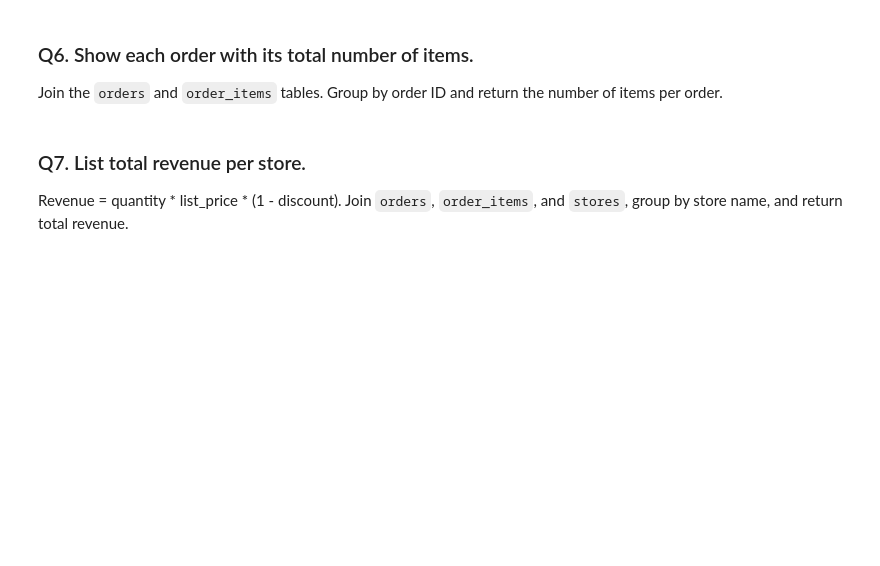
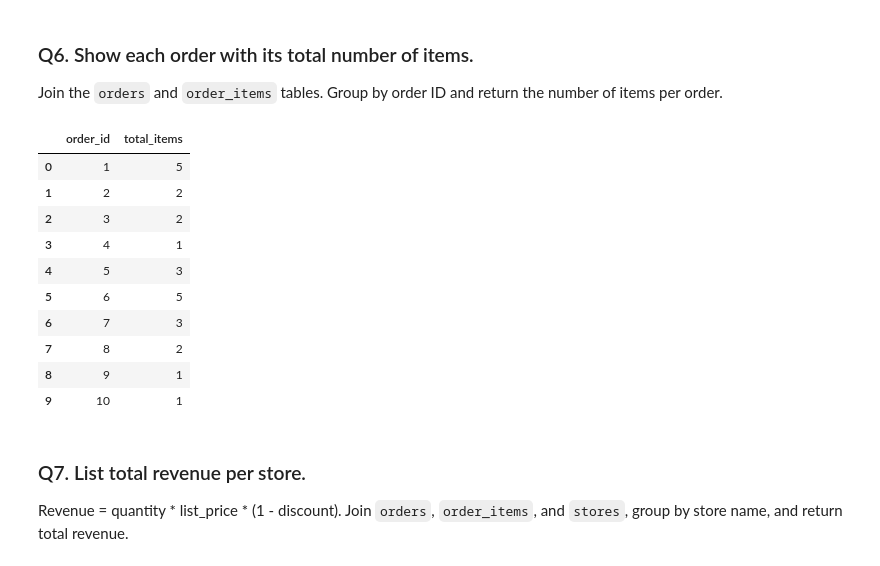
Before and after one commit to Bourne215/DA_M3_W3_Workflow, a Jupyter notebook: workflow_practice.ipynb, the cells around one changed output. Drawn from its saved outputs; the diff is of its cells as text; code cells hidden in the pictures; blank space fills up the shorter version.

```diff
--- a/workflow_practice.ipynb
+++ b/workflow_practice.ipynb
@@ -192,6 +215,26 @@ List the order ID, order date, and customer ID for orders made during the year 2
 Join the `orders` and `order_items` tables. Group by order ID and return the number of items per order.
 # %%
 # Your query here
+query6 = """SELECT orders.order_id, count(order_items.item_id) as total_items
+FROM orders
+Join order_items on orders.order_id = order_items.order_id
+group by orders.order_id
+limit 10
+"""
+
+pd.read_sql(query6, connection)
+# %% [output]
+|  | order_id | total_items |
+| 0 | 1 | 5 |
+| 1 | 2 | 2 |
+| 2 | 3 | 2 |
+| 3 | 4 | 1 |
+| 4 | 5 | 3 |
+| 5 | 6 | 5 |
+| 6 | 7 | 3 |
+| 7 | 8 | 2 |
+| 8 | 9 | 1 |
+| 9 | 10 | 1 |
 # %% [markdown]
 ### Q7. List total revenue per store.
 
```
Also changed, not shown: parts of 4 cells of this notebook, 1 other file.
